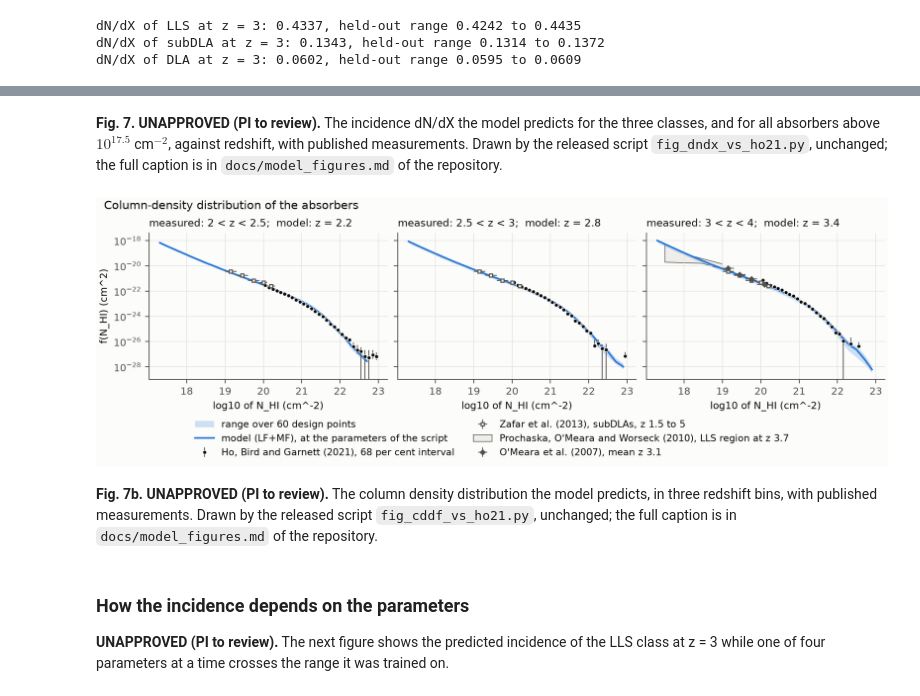
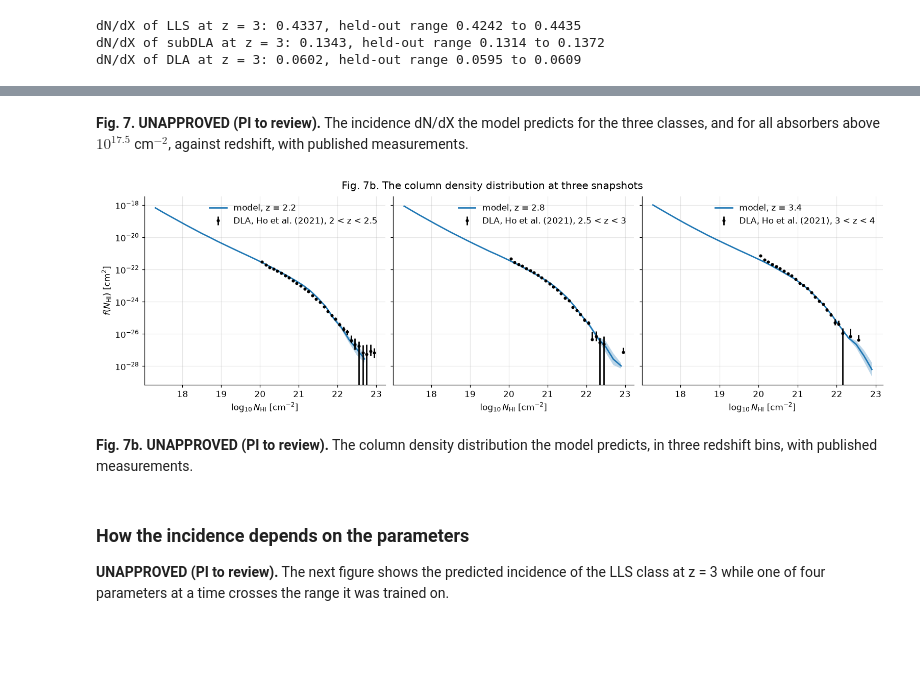
Before and after one commit to jibanCat/hcd_priya, a Jupyter notebook: notebooks/tutorial/hcd_priya_tutorial.ipynb, the cells around one changed output, grey strips where cells are left out. Saved outputs shown, nothing was run; the diff lists cells and outputs as text; code cells hidden in the pictures; blank space fills up the shorter version.

```diff
--- a/notebooks/tutorial/hcd_priya_tutorial.ipynb
+++ b/notebooks/tutorial/hcd_priya_tutorial.ipynb
@@ -231 +260,21 @@ dN/dX of DLA at z = 3: 0.0602, held-out range 0.0595 to 0.0609
+# %%
+def dx_dz(z: np.ndarray, omega_m: float) -> np.ndarray:
+    """Absorption distance per unit redshift, dX/dz = (1 + z)^2 / E(z), in a flat cosmology.
+
+    dN/dX and f(N_HI) are counts per unit X, and X depends on the matter density. A measurement
+    published in one cosmology is put on the model's X by the ratio of the two dX/dz.
+
+    Parameters
+    ----------
+    z : numpy.ndarray
+        Redshift.
+    omega_m : float
+        Matter density parameter of the flat cosmology.
+
+    Returns
+    -------
+    numpy.ndarray
+        dX/dz at each redshift.
+    """
+    return (1.0 + z) ** 2 / np.sqrt(omega_m * (1.0 + z) ** 3 + 1.0 - omega_m)
 # %%
@@ -241,19 +303,36 @@ display(Image(filename=image, width=900))
 # %% [markdown]
 **Fig. 7. UNAPPROVED (PI to review).** The incidence dN/dX the model predicts for the three classes, and for all
-absorbers above $10^{17.5}$ cm$^{-2}$, against redshift, with published measurements. Drawn by the released script
-`fig_dndx_vs_ho21.py`, unchanged; the full caption is in `docs/model_figures.md` of the repository.
+absorbers above $10^{17.5}$ cm$^{-2}$, against redshift, with published measurements.
 # %%
-script = "../../scripts/figures/fig_cddf_vs_ho21.py"
-image = "tutorial_output/cddf_vs_ho21.png"
-command = [sys.executable, script, "--published", "--out", image]
-subprocess.run(command, check=True, stdout=subprocess.DEVNULL)
-display(Image(filename=image, width=900))
+# Three snapshots, each beside the redshift bin of Ho, Bird and Garnett (2021) that holds it.
+# Rows of each table: log10 N_HI, f(N_HI), lower and upper 68 per cent limits.
+panels = [(2.2, "z225", 2.0, 2.5), (2.8, "z253", 2.5, 3.0), (3.4, "z34", 3.0, 4.0)]
+fig, axes = plt.subplots(1, 3, figsize=(14, 4.2), sharey=True)
+for ax, (z, name, z_low, z_high) in zip(axes, panels):
+    pred_z = emu.predict(PARAMS, z=z, tau0_amp=1.0, dtau0=0.0)
+    ax.plot(pred_z.log_nhi, pred_z.cddf, label=f"model, z = {z}")
+    ax.fill_between(pred_z.log_nhi, pred_z.cddf_lower, pred_z.cddf_upper, alpha=0.3)
+    table = f"{REPO}/docs/figures/data/ho21/cddf_{name}.txt"
+    log_n, f, lower, upper = np.loadtxt(table)[:4]
+    # the measurement's absorption distance over its redshift bin, put on the model's cosmology
+    z_bin = np.linspace(z_low, z_high, 201)
+    to_model_x = np.mean(dx_dz(z_bin, OMEGA_M_HO21)) / np.mean(dx_dz(z_bin, OMEGA_M_MODEL))
+    seen = f > 0  # a bin with f = 0 holds no detection
+    points = f[seen] * to_model_x
+    errors = [(f - lower)[seen] * to_model_x, (upper - f)[seen] * to_model_x]
+    label = f"DLA, Ho et al. (2021), {z_low:g} < z < {z_high:g}"
+    ax.errorbar(log_n[seen], points, yerr=errors, fmt="o", color="k", ms=3, label=label)
+    ax.set_yscale("log")
+    ax.set_xlabel(r"$\log_{10} N_\mathrm{HI}$ [cm$^{-2}$]")
+    ax.legend(loc="upper right")
+axes[0].set_ylabel(r"$f(N_\mathrm{HI})$ [cm$^{2}$]")
+fig.suptitle("Fig. 7b. The column density distribution at three snapshots")
+plt.show()
 # %% [output]
-[figure, old version]
+[figure, new version]
 # %% [markdown]
 **Fig. 7b. UNAPPROVED (PI to review).** The column density distribution the model predicts, in three redshift
-bins, with published measurements. Drawn by the released script `fig_cddf_vs_ho21.py`, unchanged;
-the full caption is in `docs/model_figures.md` of the repository.
+bins, with published measurements.
 # %% [markdown]
 ### How the incidence depends on the parameters
 
```
Also changed, not shown: parts of 16 cells of this notebook, 6 other files.
